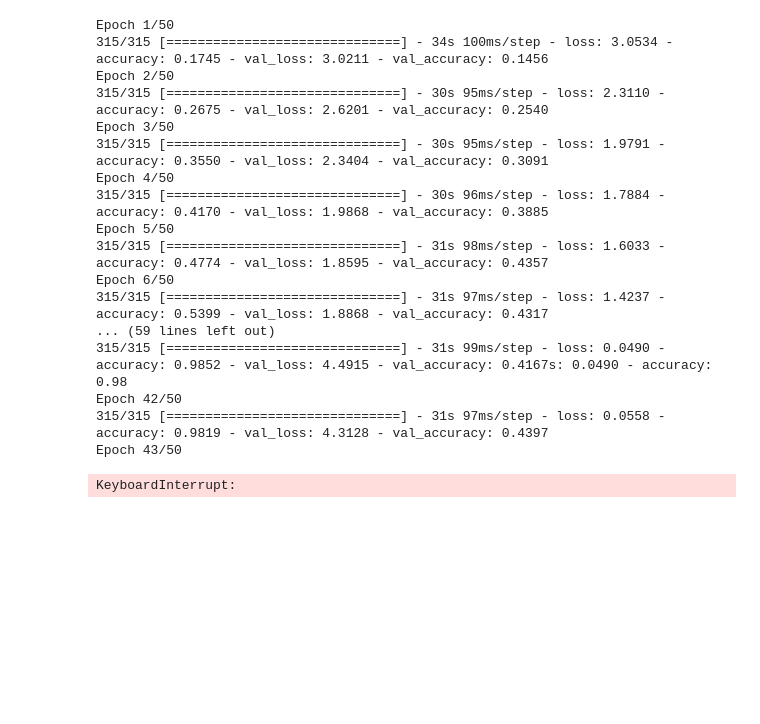
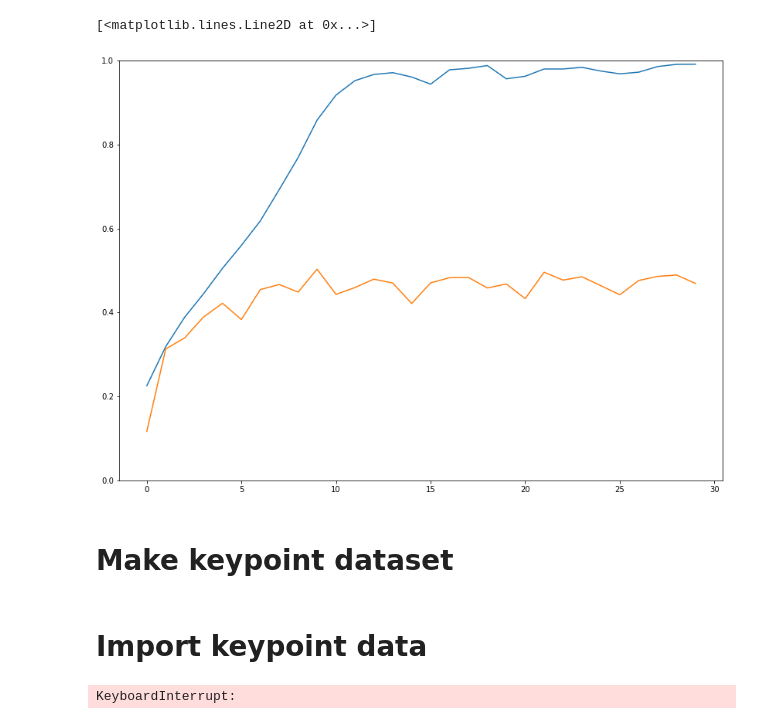
Before and after one commit to hykhhijk/Kaggle, a Jupyter notebook: Human Action Recognition (HAR) Dataset Classification/Base.ipynb, the cells around one changed output. Saved outputs shown, nothing was run; the diff lists cells and outputs as text; code cells hidden in the pictures; blank space fills up the shorter version.

Commit message:
Update Keypoint detection, Transfer Learning

```diff
--- a/Human Action Recognition (HAR) Dataset Classification/Base.ipynb
+++ b/Human Action Recognition (HAR) Dataset Classification/Base.ipynb
@@ -53,8 +68,24 @@ y = encoder.fit_transform(y)
+# %%
+def make_image(size=32):
+    path = "D:/HAR\Human Action Recognition"
+    X = []
+    for i in os.listdir(path+"/train"):
+        temp = cv2.imread(path+"/train/"+i)
+        temp = cv2.cvtColor(temp, cv2.COLOR_BGR2RGB)
+        temp = cv2.resize(temp, (size, size))
+        X.append(temp)
+    X = np.array(X)
+    X = X/255.0
+    return X
+# %%
+X = make_image(128)
+# %%
+X_train, X_test, y_train, y_test = train_test_split(X, y)
 # %%
 base_cnn = partial(keras.layers.Conv2D, filters = 32, kernel_size=3, padding="same", activation="relu", kernel_initializer="he_normal")
 # %%
 filters = 32
-Input = keras.Input(shape=[64, 64, 3])
+Input = keras.Input(shape=[128, 128, 3])
 x = base_cnn(filters = filters)(Input)
 x = keras.layers.BatchNormalization()(x)
 x = base_cnn(filters = filters)(x)
@@ -91,7 +122,9 @@ x = keras.layers.MaxPool2D(2)(x)
 
 x = keras.layers.GlobalAveragePooling2D()(x)
 
-x = keras.layers.Dropout(0.3)(x)
+# x = keras.layers.Dropout(0.3)(x)
 Output = keras.layers.Dense(15, activation="softmax")(x)
 
 model = keras.models.Model(inputs = Input, outputs = Output)
+model.compile(loss="sparse_categorical_crossentropy", optimizer="adam", metrics=["accuracy"])
+history = model.fit(X_train, y_train, validation_data=(X_test, y_test), epochs=30)
@@ -100,21 +149,10 @@ model.compile(loss="sparse_categorical_crossentropy", optimizer="adam", metrics=
-# %%
-model.fit(X, y, validation_split=0.2, epochs=50)
-# %% [output]
-Epoch 1/50
-315/315 [==============================] - 34s 100ms/step - loss: 3.0534 - accuracy: 0.1745 - val_loss: 3.0211 - val_accuracy: 0.1456
-Epoch 2/50
-315/315 [==============================] - 30s 95ms/step - loss: 2.3110 - accuracy: 0.2675 - val_loss: 2.6201 - val_accuracy: 0.2540
-Epoch 3/50
-315/315 [==============================] - 30s 95ms/step - loss: 1.9791 - accuracy: 0.3550 - val_loss: 2.3404 - val_accuracy: 0.3091
-Epoch 4/50
-315/315 [==============================] - 30s 96ms/step - loss: 1.7884 - accuracy: 0.4170 - val_loss: 1.9868 - val_accuracy: 0.3885
-Epoch 5/50
-315/315 [==============================] - 31s 98ms/step - loss: 1.6033 - accuracy: 0.4774 - val_loss: 1.8595 - val_accuracy: 0.4357
-Epoch 6/50
-315/315 [==============================] - 31s 97ms/step - loss: 1.4237 - accuracy: 0.5399 - val_loss: 1.8868 - val_accuracy: 0.4317
-... (59 lines left out)
-315/315 [==============================] - 31s 99ms/step - loss: 0.0490 - accuracy: 0.9852 - val_loss: 4.4915 - val_accuracy: 0.4167s: 0.0490 - accuracy: 0.98
-Epoch 42/50
-315/315 [==============================] - 31s 97ms/step - loss: 0.0558 - accuracy: 0.9819 - val_loss: 4.3128 - val_accuracy: 0.4397
-Epoch 43/50
-KeyboardInterrupt:
+# %%
+plt.figure(figsize=(14, 10))
+plt.ylim(0, 1)
+plt.plot(history.history["accuracy"])
+plt.plot(history.history["val_accuracy"])
+# %% [output]
+[<matplotlib.lines.Line2D at 0x...>]
+[figure, added]
+# %% [markdown]
+# Make keypoint dataset
@@ -120,0 +180,2 @@ KeyboardInterrupt:
+# %% [markdown]
+# Import keypoint data
@@ -120,0 +187,16 @@ KeyboardInterrupt:
+# %%
+path = "D:/HAR\Human Action Recognition"
+X_for_pose = []
+y_temp = pd.read_csv(path+"/Training_set.csv")
+y_for_pose=[]
+for i in os.listdir(path+"/train"):
+    temp = cv2.imread(path+"/train/"+i)
+    temp = cv2.cvtColor(temp, cv2.COLOR_BGR2RGB)
+    temp = cv2.resize(temp, (256, 256)).astype("uint8")
+    index = i.split("_")[1]
+    index = int(index.split(".")[0])
+    X_for_pose.append(temp)
+    y_for_pose.append(y_temp.label[index-1])
+X_for_pose = np.array(X_for_pose)
+# %% [output]
+KeyboardInterrupt:
```
Also changed, not shown: parts of 34 cells of this notebook, 2 other files.
